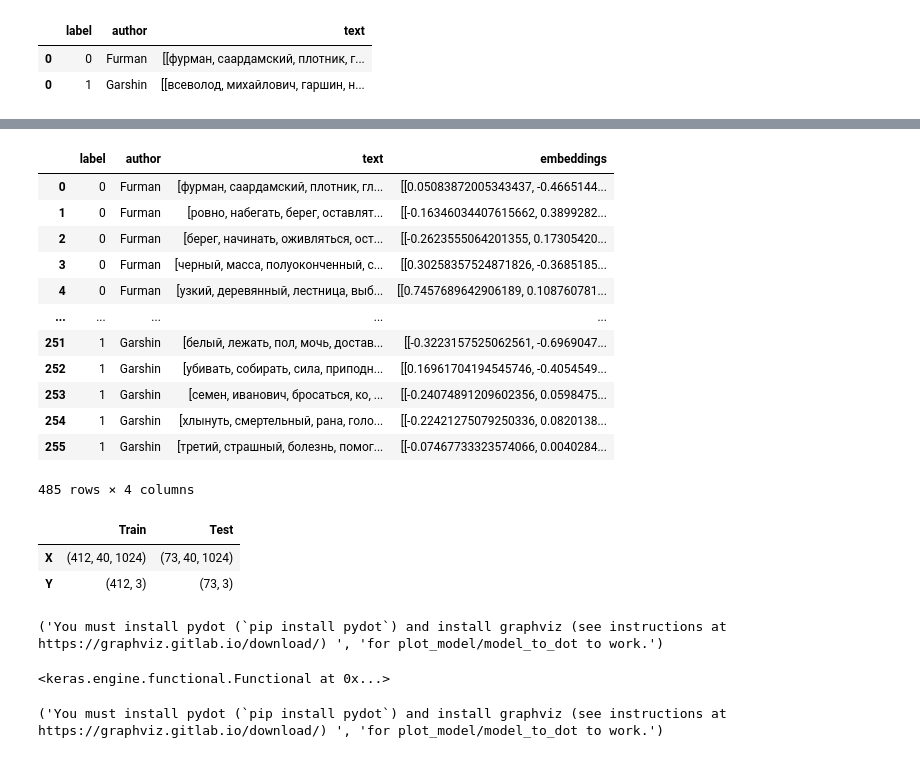
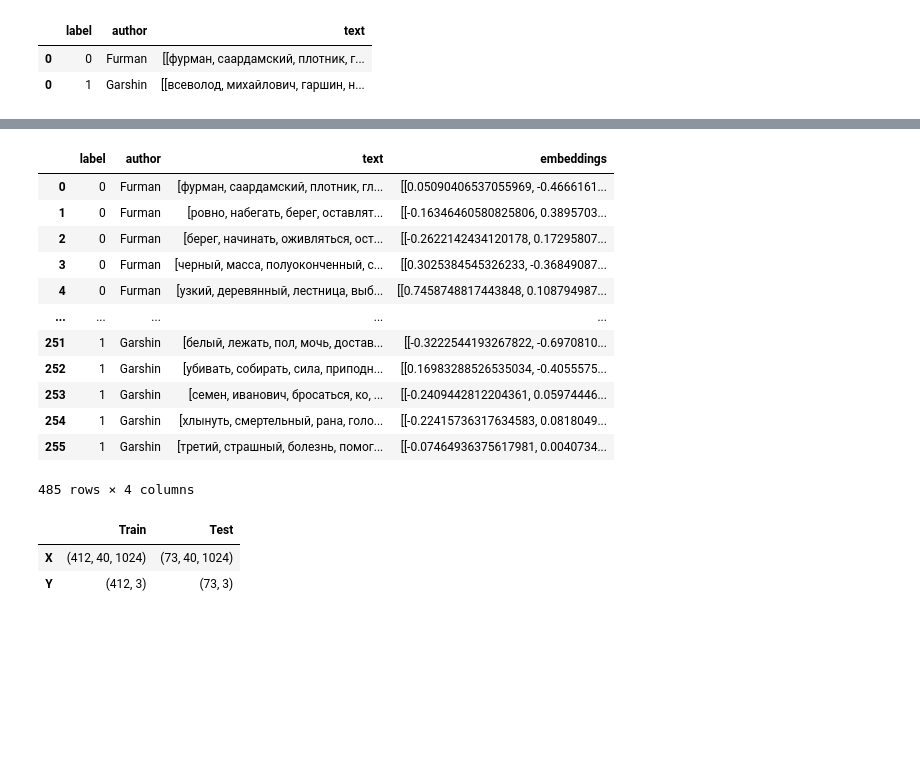
Before and after one commit to kmaltcev/NLP-BiLSTM-model, a Jupyter notebook: CNN_BiLSTM.ipynb, the cells around one changed output, grey strips where cells are left out. Saved outputs shown, nothing was run; the diff lists cells and outputs as text; code cells hidden in the pictures; blank space fills up the shorter version.

```diff
--- a/CNN_BiLSTM.ipynb
+++ b/CNN_BiLSTM.ipynb
@@ -94,17 +82,17 @@ KeyboardInterrupt:
 # %%
-dataset.prep_data
+dataset.data
 # %% [output]
 |  | label | author | text | embeddings |
-| 0 | 0 | Furman | [фурман, саардамский, плотник, гл... | [[0.05083872005343437, -0.4665144... |
-| 1 | 0 | Furman | [ровно, набегать, берег, оставлят... | [[-0.16346034407615662, 0.3899282... |
-| 2 | 0 | Furman | [берег, начинать, оживляться, ост... | [[-0.2623555064201355, 0.17305420... |
-| 3 | 0 | Furman | [черный, масса, полуоконченный, с... | [[0.30258357524871826, -0.3685185... |
-| 4 | 0 | Furman | [узкий, деревянный, лестница, выб... | [[0.7457689642906189, 0.108760781... |
+| 0 | 0 | Furman | [фурман, саардамский, плотник, гл... | [[0.05090406537055969, -0.4666161... |
+| 1 | 0 | Furman | [ровно, набегать, берег, оставлят... | [[-0.16346460580825806, 0.3895703... |
+| 2 | 0 | Furman | [берег, начинать, оживляться, ост... | [[-0.2622142434120178, 0.17295807... |
+| 3 | 0 | Furman | [черный, масса, полуоконченный, с... | [[0.3025384545326233, -0.36849087... |
+| 4 | 0 | Furman | [узкий, деревянный, лестница, выб... | [[0.7458748817443848, 0.108794987... |
 | ... | ... | ... | ... | ... |
-| 251 | 1 | Garshin | [белый, лежать, пол, мочь, достав... | [[-0.3223157525062561, -0.6969047... |
-| 252 | 1 | Garshin | [убивать, собирать, сила, приподн... | [[0.16961704194545746, -0.4054549... |
-| 253 | 1 | Garshin | [семен, иванович, бросаться, ко, ... | [[-0.24074891209602356, 0.0598475... |
-| 254 | 1 | Garshin | [хлынуть, смертельный, рана, голо... | [[-0.22421275079250336, 0.0820138... |
-| 255 | 1 | Garshin | [третий, страшный, болезнь, помог... | [[-0.07467733323574066, 0.0040284... |
+| 251 | 1 | Garshin | [белый, лежать, пол, мочь, достав... | [[-0.3222544193267822, -0.6970810... |
+| 252 | 1 | Garshin | [убивать, собирать, сила, приподн... | [[0.16983288526535034, -0.4055575... |
+| 253 | 1 | Garshin | [семен, иванович, бросаться, ко, ... | [[-0.2409442812204361, 0.05974446... |
+| 254 | 1 | Garshin | [хлынуть, смертельный, рана, голо... | [[-0.22415736317634583, 0.0818049... |
+| 255 | 1 | Garshin | [третий, страшный, болезнь, помог... | [[-0.07464936375617981, 0.0040734... |
 485 rows × 4 columns
 # %%
@@ -114,13 +102,3 @@ train_set.shape
 |  | Train | Test |
 | X | (412, 40, 1024) | (73, 40, 1024) |
 | Y | (412, 3) | (73, 3) |
-# %%
-cnn = CNN(train_set.X_shape(), output_units=3)
-cnn.build()
-# %% [output]
-('You must install pydot (`pip install pydot`) and install graphviz (see instructions at https://graphviz.gitlab.io/download/) ', 'for plot_model/model_to_dot to work.')
-<keras.engine.functional.Functional at 0x...>
-# %%
-cnn.plot_model()
-# %% [output]
-('You must install pydot (`pip install pydot`) and install graphviz (see instructions at https://graphviz.gitlab.io/download/) ', 'for plot_model/model_to_dot to work.')
```
Also changed, not shown: parts of 21 cells of this notebook, 13 other files.
